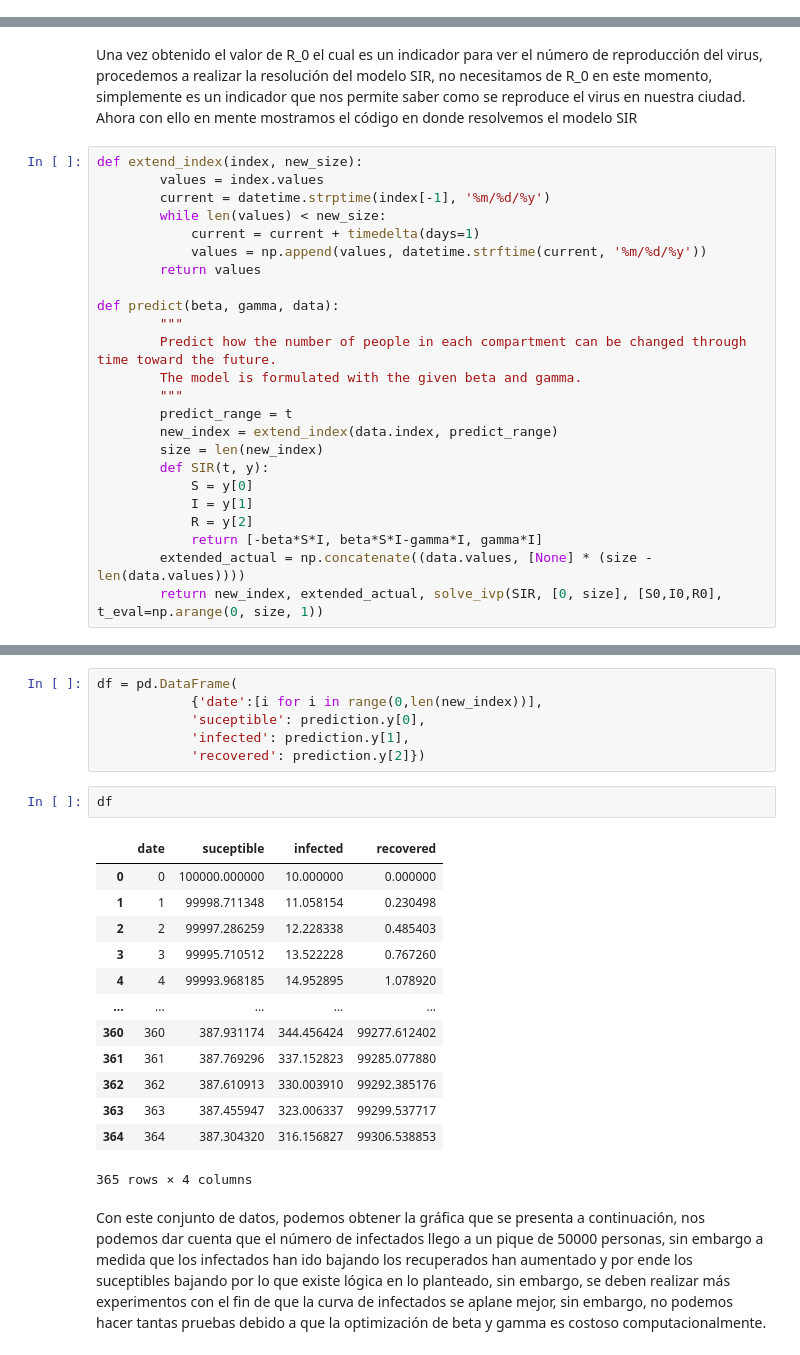
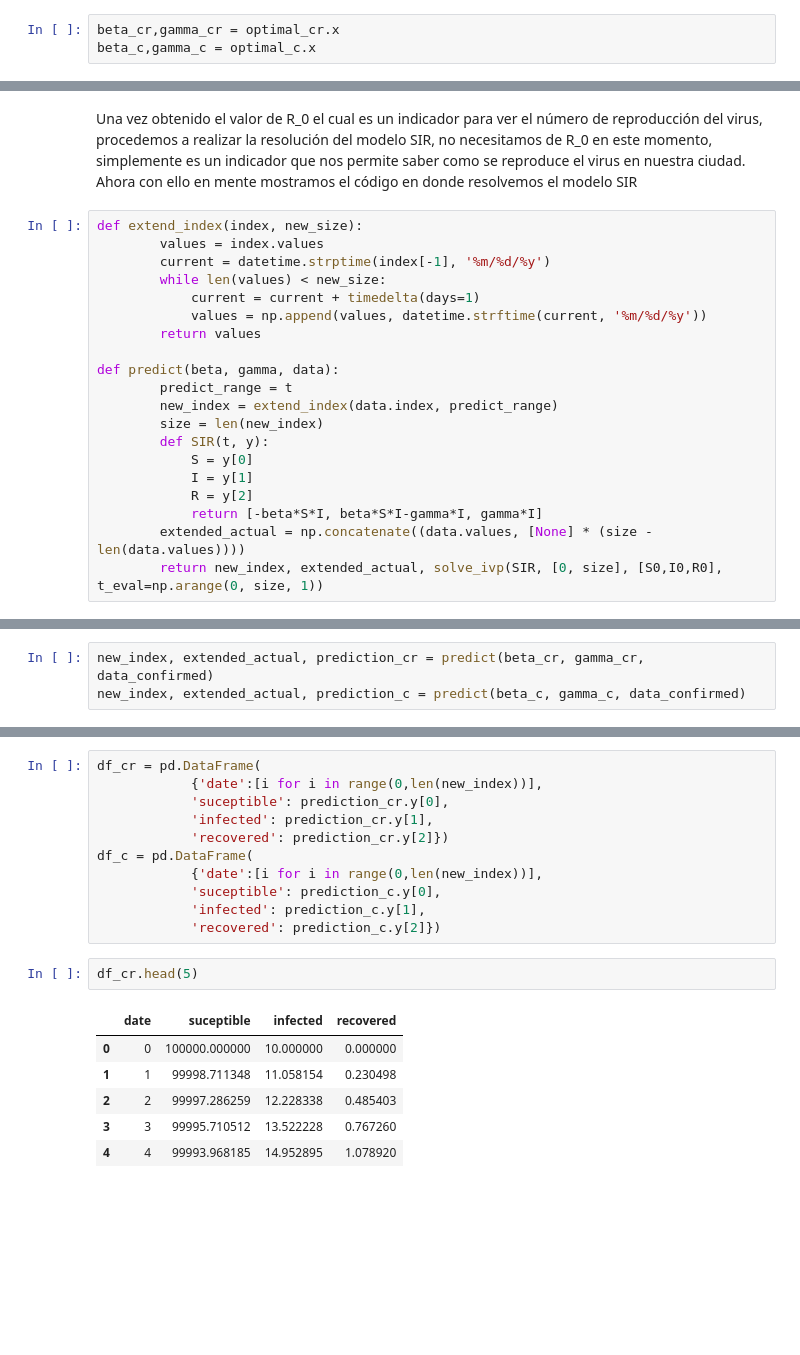
Before and after one commit to bvegaM/simulacion_vega_bryam, a Jupyter notebook: tarea_3_simulacion_sir/informe.ipynb, the cells around one changed output, grey strips where cells are left out. Cells and saved outputs as stored; diff of their text form; blank space fills up the shorter version.

```diff
--- a/tarea_3_simulacion_sir/informe.ipynb
+++ b/tarea_3_simulacion_sir/informe.ipynb
@@ -192,0 +214,3 @@ Despues de optimizar dichos valores podemos darnos cuenta que los valores de bet
+# %%
+beta_cr,gamma_cr = optimal_cr.x
+beta_c,gamma_c = optimal_c.x
@@ -215,10 +256,6 @@ def extend_index(index, new_size):
         return values
 
 def predict(beta, gamma, data):
-        """
-        Predict how the number of people in each compartment can be changed through time toward the future.
-        The model is formulated with the given beta and gamma.
-        """
         predict_range = t
         new_index = extend_index(data.index, predict_range)
         size = len(new_index)
@@ -234 +271,4 @@ new_index, extended_actual, prediction = predict(beta, gamma, data)
+# %%
+new_index, extended_actual, prediction_cr = predict(beta_cr, gamma_cr, data_confirmed)
+new_index, extended_actual, prediction_c = predict(beta_c, gamma_c, data_confirmed)
 # %% [markdown]
@@ -236,24 +276,20 @@ Después de realizar las predicciones para el modelo SIR procedemos a armar un d
 # %%
-df = pd.DataFrame(
+df_cr = pd.DataFrame(
             {'date':[i for i in range(0,len(new_index))],
-            'suceptible': prediction.y[0],
-            'infected': prediction.y[1],
-            'recovered': prediction.y[2]})
+            'suceptible': prediction_cr.y[0],
+            'infected': prediction_cr.y[1],
+            'recovered': prediction_cr.y[2]})
+df_c = pd.DataFrame(
+            {'date':[i for i in range(0,len(new_index))],
+            'suceptible': prediction_c.y[0],
+            'infected': prediction_c.y[1],
+            'recovered': prediction_c.y[2]})
-# %%
-df
-# %% [output]
-|  | date | suceptible | infected | recovered |
-| 0 | 0 | 100000.000000 | 10.000000 | 0.000000 |
-| 1 | 1 | 99998.711348 | 11.058154 | 0.230498 |
-| 2 | 2 | 99997.286259 | 12.228338 | 0.485403 |
-| 3 | 3 | 99995.710512 | 13.522228 | 0.767260 |
-| 4 | 4 | 99993.968185 | 14.952895 | 1.078920 |
-| ... | ... | ... | ... | ... |
-| 360 | 360 | 387.931174 | 344.456424 | 99277.612402 |
-| 361 | 361 | 387.769296 | 337.152823 | 99285.077880 |
-| 362 | 362 | 387.610913 | 330.003910 | 99292.385176 |
-| 363 | 363 | 387.455947 | 323.006337 | 99299.537717 |
-| 364 | 364 | 387.304320 | 316.156827 | 99306.538853 |
-365 rows × 4 columns
-# %% [markdown]
-Con este conjunto de datos, podemos obtener la gráfica que se presenta a continuación, nos podemos dar cuenta que el número de infectados llego a un pique de 50000 personas, sin embargo a medida que los infectados han ido bajando los recuperados han aumentado y por ende los suceptibles bajando por lo que existe lógica en lo planteado, sin embargo, se deben realizar más experimentos con el fin de que la curva de infectados se aplane mejor, sin embargo, no podemos hacer tantas pruebas debido a que la optimización de beta y gamma es costoso computacionalmente.
+# %%
+df_cr.head(5)
+# %% [output]
+|  | date | suceptible | infected | recovered |
+| 0 | 0 | 100000.000000 | 10.000000 | 0.000000 |
+| 1 | 1 | 99998.711348 | 11.058154 | 0.230498 |
+| 2 | 2 | 99997.286259 | 12.228338 | 0.485403 |
+| 3 | 3 | 99995.710512 | 13.522228 | 0.767260 |
+| 4 | 4 | 99993.968185 | 14.952895 | 1.078920 |
```
Also changed, not shown: parts of 30 cells of this notebook.
